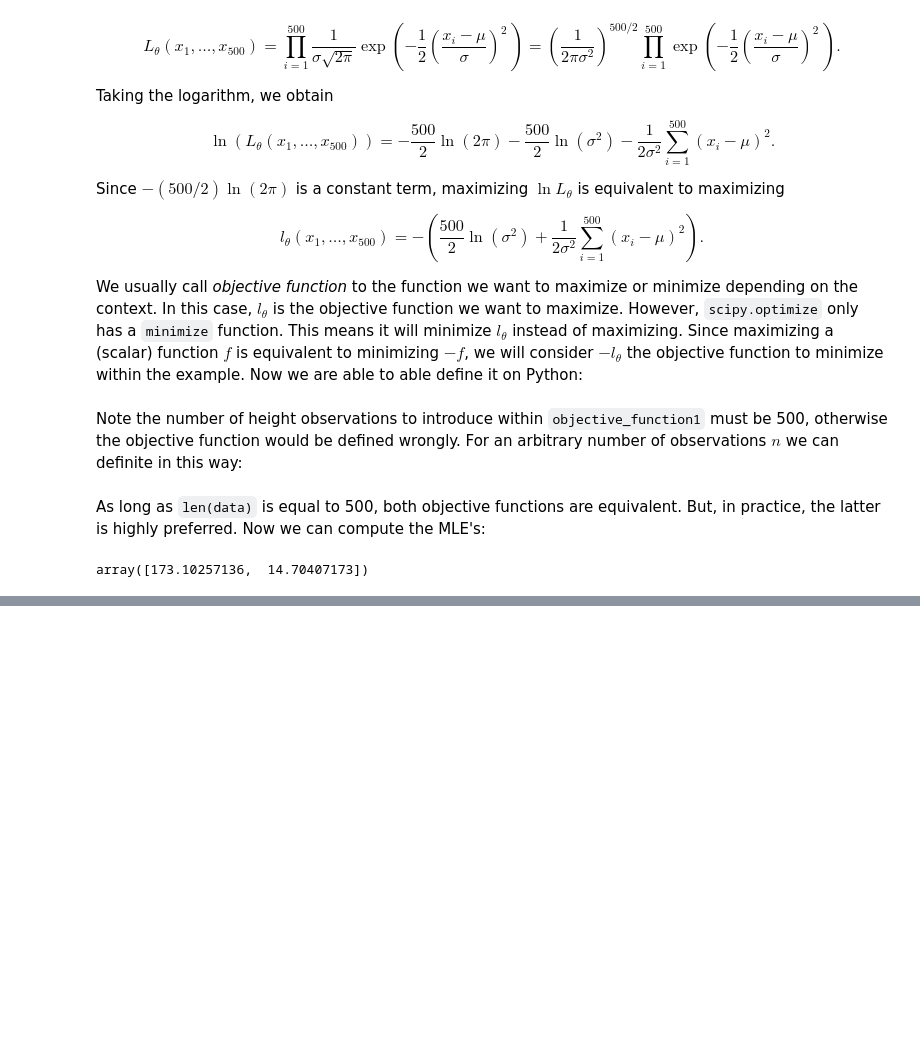
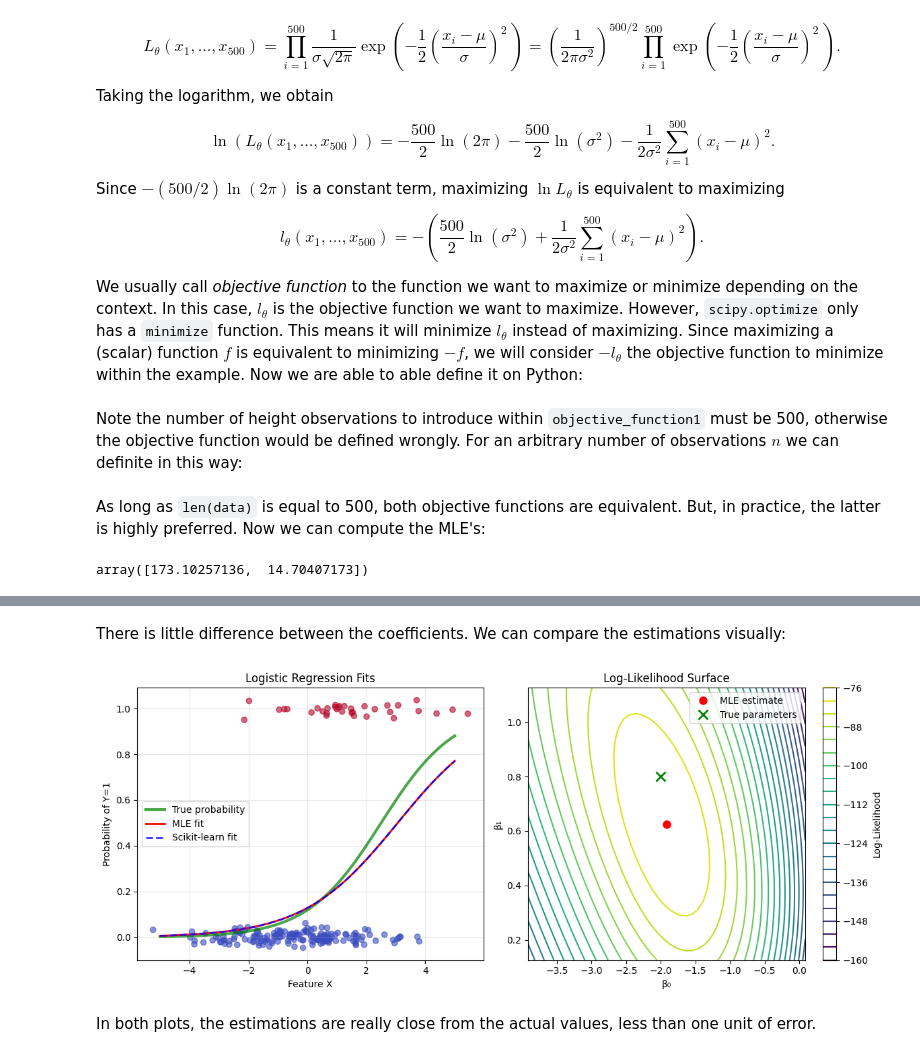
Before and after one commit to jantohidalca/LinkedIn-Guides, a Jupyter notebook: 2025/Sep - Dec/04 maximum-likelihood-estimation.ipynb, the cells around one changed output, grey strips where cells are left out. Drawn from its saved outputs; the diff is of its cells as text; code cells hidden in the pictures; blank space fills up the shorter version.

```diff
--- a/2025/Sep - Dec/04 maximum-likelihood-estimation.ipynb
+++ b/2025/Sep - Dec/04 maximum-likelihood-estimation.ipynb
@@ -187,0 +394,12 @@ In order to estimate the parameters $\beta_0$ and $\beta_1$, Ordinary Least Squa
+# %%
+# Generate sample data
+np.random.seed(42)
+n = 200
+true_beta_0, true_beta_1 = -2, 0.8
+
+# Generate features
+x = np.random.normal(0, 2, n)
+
+# Generate probabilities and binary outcomes
+p_true = 1 / (1 + np.exp(-(true_beta_0 + true_beta_1 * x)))
+y = np.random.binomial(1, p_true, n)
@@ -187,0 +408,7 @@ In order to estimate the parameters $\beta_0$ and $\beta_1$, Ordinary Least Squa
+# %%
+# Method 1: Using scikit-learn
+sklearn_model = LogisticRegression(fit_intercept=True, penalty=None)
+sklearn_model.fit(x.reshape(-1, 1), y)
+b0_skl = sklearn_model.intercept_[0]
+b1_skl = sklearn_model.coef_[0, 0]
+b0_skl, b1_skl
@@ -187,0 +452,52 @@ In order to estimate the parameters $\beta_0$ and $\beta_1$, Ordinary Least Squa
+# %% [markdown]
+There is little difference between the coefficients. We can compare the estimations visually:
+# %%
+# Compare predictions
+x_test = np.linspace(-5, 5, 100)
+p_mle = sigmoid(b0_mle + b1_mle * x_test)
+p_sklearn = sigmoid(b0_skl + b1_skl * x_test)
+p_true_curve = sigmoid(true_beta_0 + true_beta_1 * x_test)
+
+# Visualize the results
+plt.figure(figsize=(12, 5))
+
+# Plot 1: Data and fitted curves
+plt.subplot(1, 2, 1)
+# Jitter the y-values slightly for better visualization
+y_jittered = y + np.random.normal(0, 0.02, n)
+plt.scatter(x, y_jittered, alpha=0.6, c=y, cmap='coolwarm')
+plt.plot(x_test, p_true_curve, 'g-', linewidth=3, label='True probability', alpha=0.7)
+plt.plot(x_test, p_mle, 'r-', linewidth=2, label='MLE fit')
+plt.plot(x_test, p_sklearn, 'b--', linewidth=2, label='Scikit-learn fit', alpha=0.8)
+plt.xlabel('Feature X')
+plt.ylabel('Probability of Y=1')
+plt.title('Logistic Regression Fits')
+plt.legend()
+plt.grid(True, alpha=0.3)
+
+# Plot 2: Log-likelihood surface
+plt.subplot(1, 2, 2)
+beta_0_range = np.linspace(b0_mle - 2, b0_mle + 2, 50)
+beta_1_range = np.linspace(b1_mle - 0.5, b1_mle + 0.5, 50)
+B0, B1 = np.meshgrid(beta_0_range, beta_1_range)
+Z = np.zeros_like(B0)
+
+for i in range(len(beta_0_range)):
+    for j in range(len(beta_1_range)):
+        Z[j, i] = -objective_function4([B0[j, i], B1[j, i]], x, y)
+
+plt.contour(B0, B1, Z, levels=20, cmap='viridis')
+plt.colorbar(label='Log-Likelihood')
+plt.plot(b0_mle, b1_mle, 'ro', markersize=8, label='MLE estimate')
+plt.plot(true_beta_0, true_beta_1, 'gx', markersize=10, markeredgewidth=2, label='True parameters')
+plt.xlabel('β₀')
+plt.ylabel('β₁')
+plt.title('Log-Likelihood Surface')
+plt.legend()
+
+plt.tight_layout()
+plt.show()
+# %% [output]
+[figure, added]
+# %% [markdown]
+In both plots, the estimations are really close from the actual values, less than one unit of error.
```
Also changed, not shown: parts of 20 cells of this notebook.
